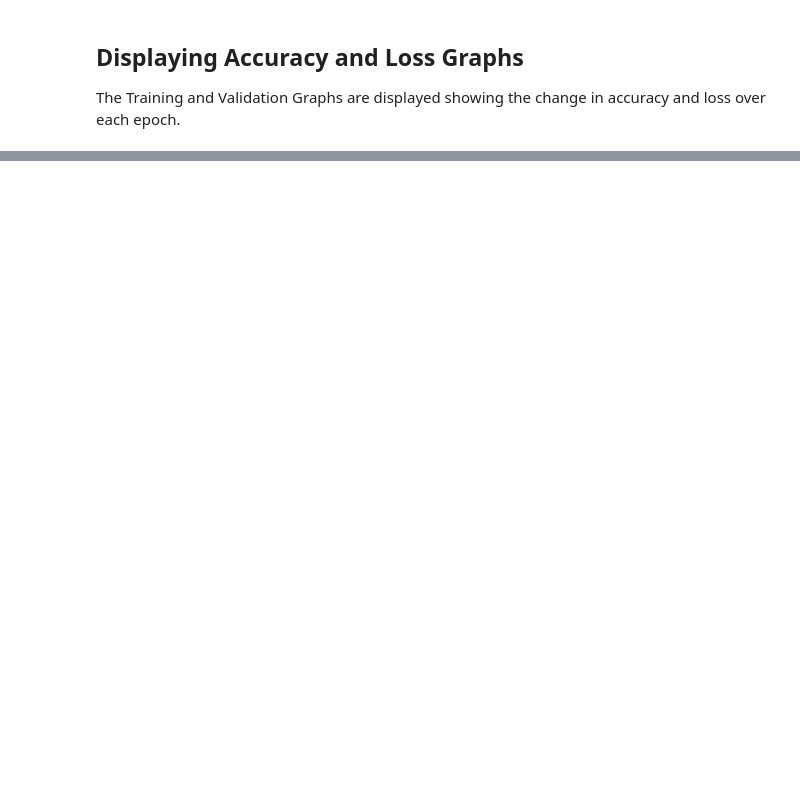
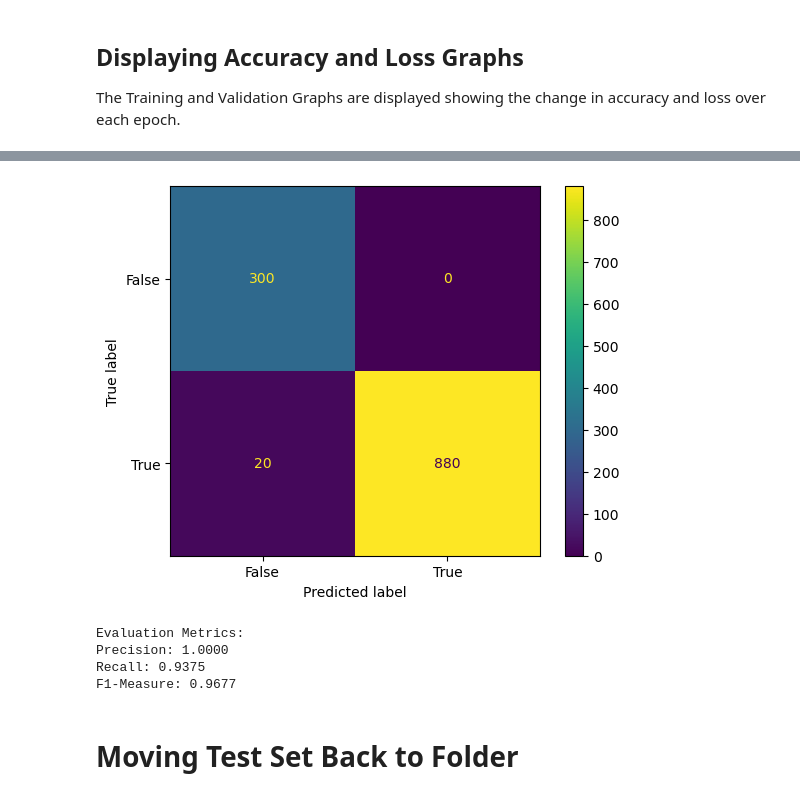
Before and after one commit to isaac21muscat/FYP, a Jupyter notebook: Emoji_Image_Classification.ipynb, the cells around one changed output, grey strips where cells are left out. Drawn from its saved outputs; the diff is of its cells as text; code cells hidden in the pictures; blank space fills up the shorter version.

```diff
--- a/Emoji_Image_Classification.ipynb
+++ b/Emoji_Image_Classification.ipynb
@@ -237,0 +366,29 @@ plt.show()
+# %%
+actual = np.concatenate((len(os.listdir("Testing_Classification/test/notinset")) * [0], len(os.listdir("Testing_Classification/test/inset")) * [1]))
+predicted = testingNegatives + testingPositives
+
+confusion_matrix = metrics.confusion_matrix(actual, predicted)
+
+cm_display = ConfusionMatrixDisplay(confusion_matrix=confusion_matrix, display_labels=[False, True])
+
+cm_display.plot()
+plt.show()
+
+TP, FP, FN, TN = confusion_matrix.ravel()
+
+precision = TP / (TP + FP)
+recall = TP / (TP + FN)
+f1_measure = 2 * (precision * recall) / (precision + recall)
+
+print("\n\033[1mEvaluation Metrics:\033[0m")
+print("\033[1mPrecision:\033[0m {:.4f}".format(precision))
+print("\033[1mRecall:\033[0m {:.4f}".format(recall))
+print("\033[1mF1-Measure:\033[0m {:.4f}".format(f1_measure))
+# %% [output]
+[figure, added]
+Evaluation Metrics:
+Precision: 1.0000
+Recall: 0.9375
+F1-Measure: 0.9677
+# %% [markdown]
+# Moving Test Set Back to Folder
```
Also changed, not shown: parts of 15 cells of this notebook, 13 other files.
